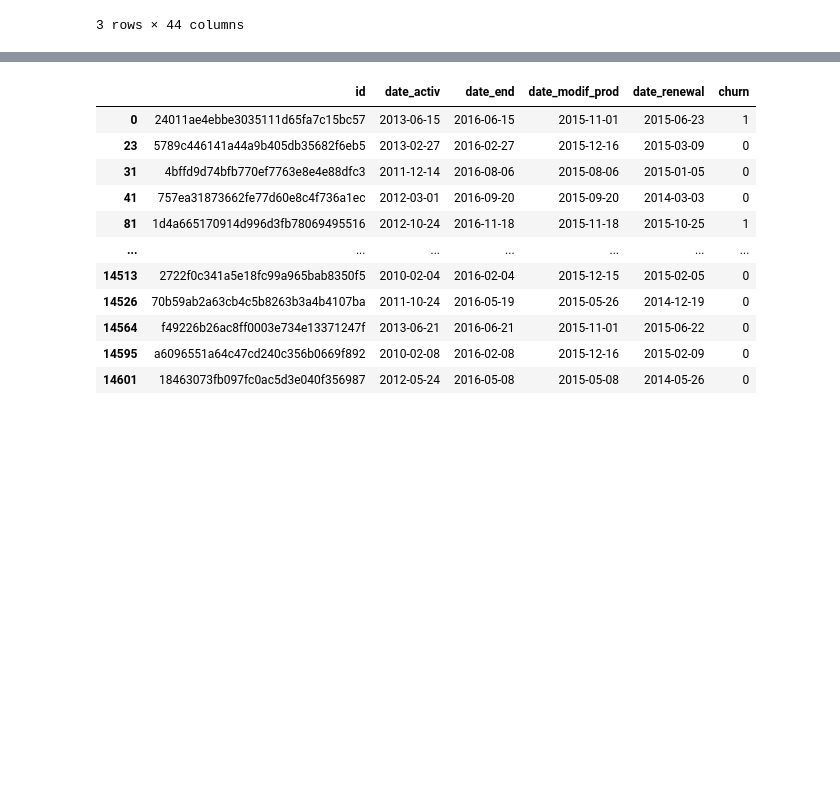
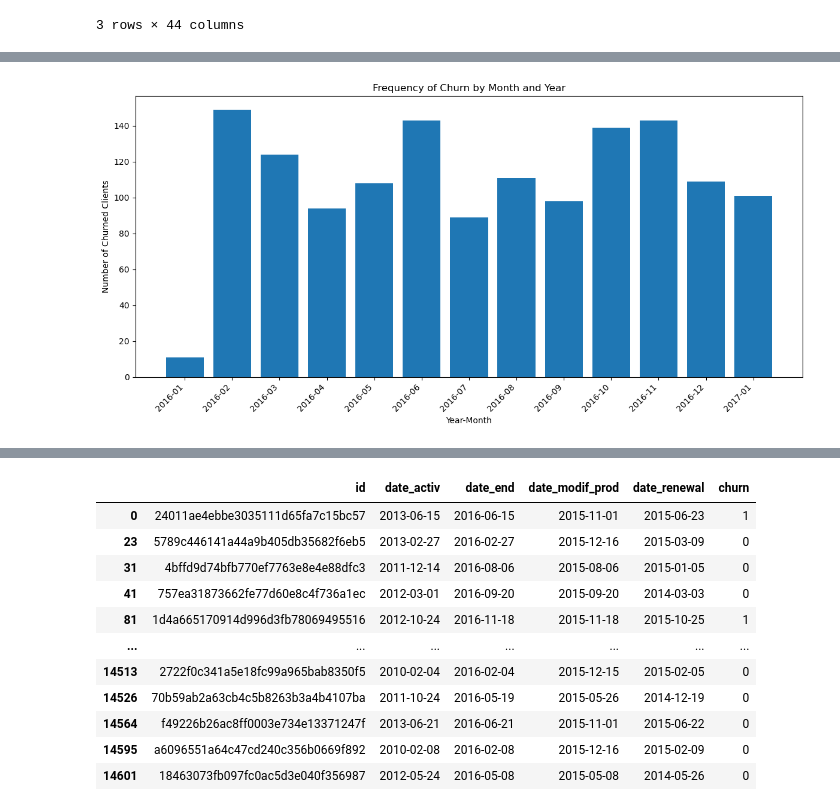
Before and after one commit to wangyf99/BCG-Data-Science-Project, a Jupyter notebook: Task 3 - feature_engineering.ipynb, the cells around one changed output, grey strips where cells are left out. Cells and saved outputs as stored; diff of their text form; code cells hidden in the pictures; blank space fills up the shorter version.

```diff
--- a/Task 3 - feature_engineering.ipynb
+++ b/Task 3 - feature_engineering.ipynb
@@ -45,0 +62,32 @@ df[['date_end', 'churn']].describe()
+# %%
+import pandas as pd
+import matplotlib.pyplot as plt
+
+# Assuming df is already loaded and date_end is in datetime format
+# If not, convert date_end to datetime
+df['date_end'] = pd.to_datetime(df['date_end'])
+
+# Filter for churned clients (churn == 1)
+churn_df = df[df['churn'] == 1][['date_end', 'churn']]
+
+# Extract year and month from date_end
+churn_df['year'] = churn_df['date_end'].dt.year
+churn_df['month'] = churn_df['date_end'].dt.month
+
+# Group by year and month to count churn occurrences
+churn_counts = churn_df.groupby(['year', 'month']).size().reset_index(name='churn_count')
+
+# Create a year-month label for plotting
+churn_counts['year_month'] = churn_counts['year'].astype(str) + '-' + churn_counts['month'].astype(str).str.zfill(2)
+
+# Plot the frequency histogram (bar plot)
+plt.figure(figsize=(12, 6))
+plt.bar(churn_counts['year_month'], churn_counts['churn_count'], color='#1f77b4')
+plt.xlabel('Year-Month')
+plt.ylabel('Number of Churned Clients')
+plt.title('Frequency of Churn by Month and Year')
+plt.xticks(rotation=45, ha='right')
+plt.tight_layout()
+plt.show()
+# %% [output]
+[figure, added]
```
Also changed, not shown: parts of 8 cells of this notebook, 4 other files.
